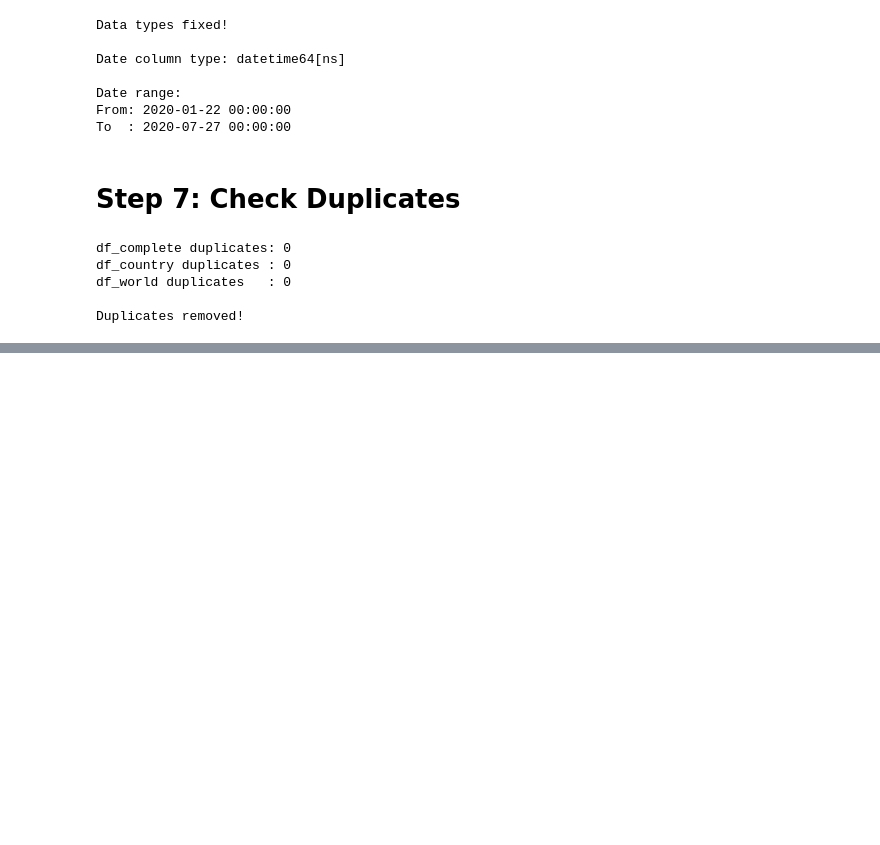
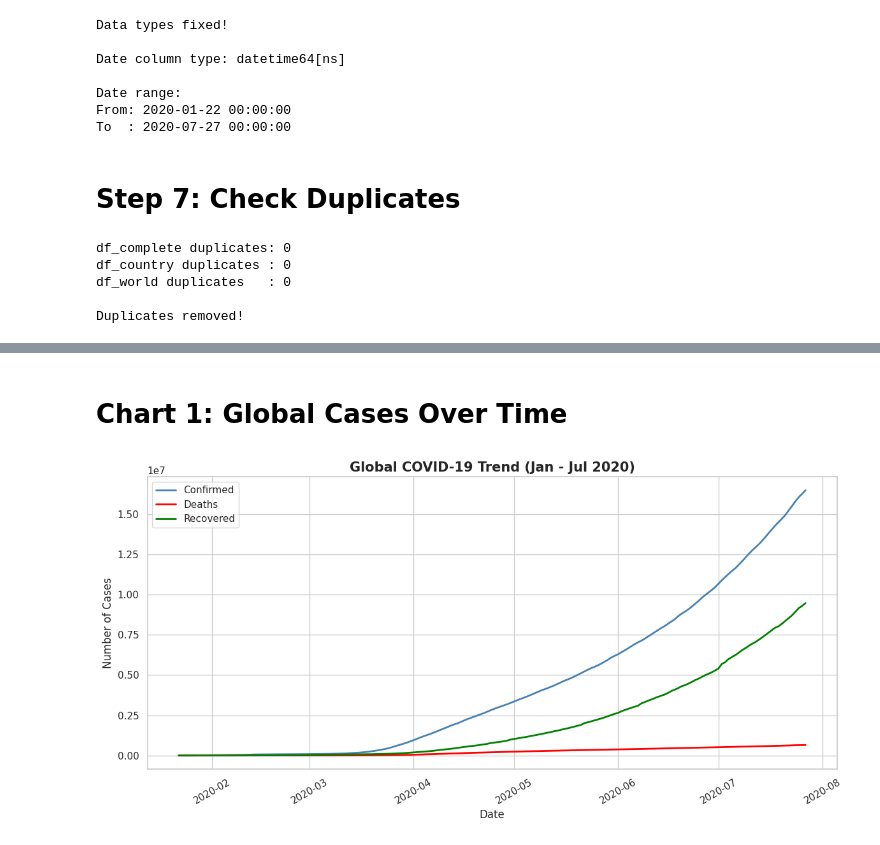
Before and after one commit to AiWriter404/covid19-global-analysis, a Jupyter notebook: covid19-global-analysis.ipynb, the cells around one changed output, grey strips where cells are left out. Drawn from its saved outputs; the diff is of its cells as text; code cells hidden in the pictures; blank space fills up the shorter version.

Commit message:
Kaggle Notebook | covid19-global-analysis | Version 1

```diff
--- a/covid19-global-analysis.ipynb
+++ b/covid19-global-analysis.ipynb
@@ -212,0 +251,26 @@ Duplicates removed!
+# %% [markdown]
+# **Chart 1: Global Cases Over Time**
+# %%
+# Global COVID Cases Over Time
+
+global_trend = df_complete.groupby('Date')[['Confirmed', 'Deaths', 'Recovered']].sum().reset_index()
+
+plt.figure(figsize=(12, 6))
+
+plt.plot(global_trend['Date'], global_trend['Confirmed'],
+         color='steelblue', linewidth=2, label='Confirmed')
+plt.plot(global_trend['Date'], global_trend['Deaths'],
+         color='red', linewidth=2, label='Deaths')
+plt.plot(global_trend['Date'], global_trend['Recovered'],
+         color='green', linewidth=2, label='Recovered')
+
+plt.title('Global COVID-19 Trend (Jan - Jul 2020)',
+          fontsize=15, fontweight='bold')
+plt.xlabel('Date')
+plt.ylabel('Number of Cases')
+plt.legend()
+plt.xticks(rotation=30)
+plt.tight_layout()
+plt.show()
+# %% [output]
+[figure, added]
```
Also changed, not shown: parts of 13 cells of this notebook.
